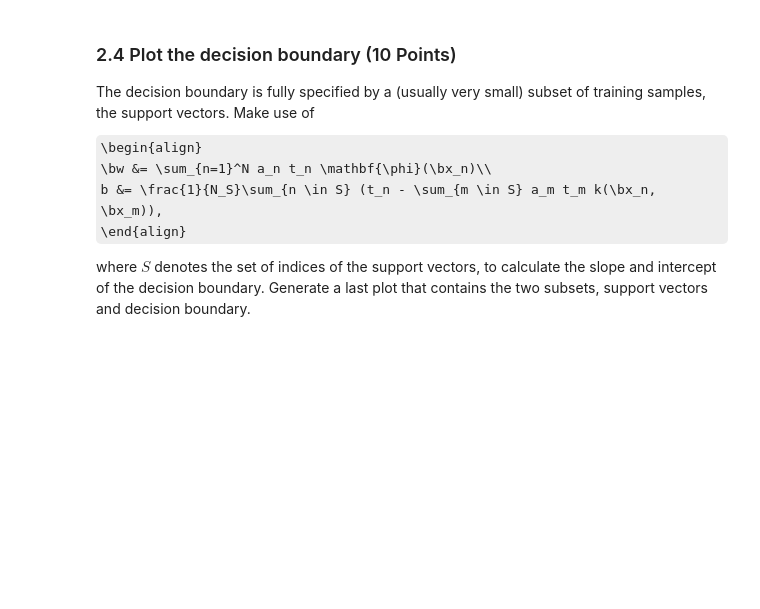
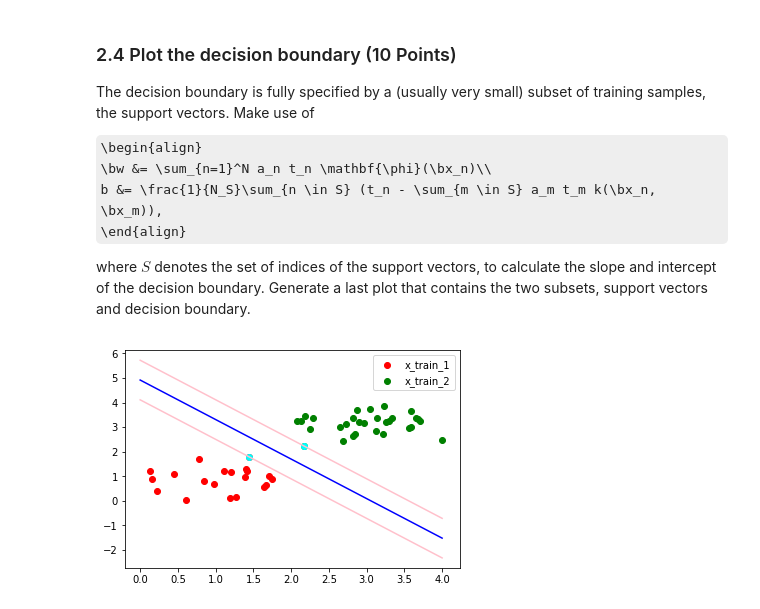
Before and after one commit to sheridavandenbent/ml1_labs, a Jupyter notebook: 10428461_12278327_lab3.ipynb, the cells around one changed output. Cells and saved outputs as stored; diff of their text form; code cells hidden in the pictures; some formulas as TeX source; blank space fills up the shorter version.

```diff
--- a/10428461_12278327_lab3.ipynb
+++ b/10428461_12278327_lab3.ipynb
@@ -588,0 +594,32 @@ raise NotImplementedError()
+# %%
+K = computeK(X)
+
+w = 0
+for x_n, t_n, a_n in zip(X[sp_vecs], t[sp_vecs], a[sp_vecs]):
+    w += (a_n*t_n*x_n)
+
+b = 0
+for n in sp_vecs:
+    b += t[n]
+    for m in sp_vecs:
+        b -= a[m]*t[m]*K[n][m]
+b *= 1/len(sp_vecs)
+
+x = linspace(0, 4, 200)
+y = [(-b - w[0]*x_n)/w[1] for x_n in x]
+y_upper = [(-b - w[0]*x_n+1)/w[1] for x_n in x]
+y_lower = [(-b - w[0]*x_n-1)/w[1] for x_n in x]
+plt.plot(x, y, color="blue")
+plt.plot(x, y_upper, color="pink")
+plt.plot(x, y_lower, color="pink")
+
+plt.scatter(*zip(*x_train_1), color="red", label="x_train_1")
+plt.scatter(*zip(*x_train_2), color="green", label="x_train_2")
+
+for sp_vec in sp_vecs:
+    plt.scatter(*X[sp_vec], color="cyan")
+
+plt.legend()
+plt.show()
+# %% [output]
+[figure, added]
```
Also changed, not shown: parts of 9 cells of this notebook.
